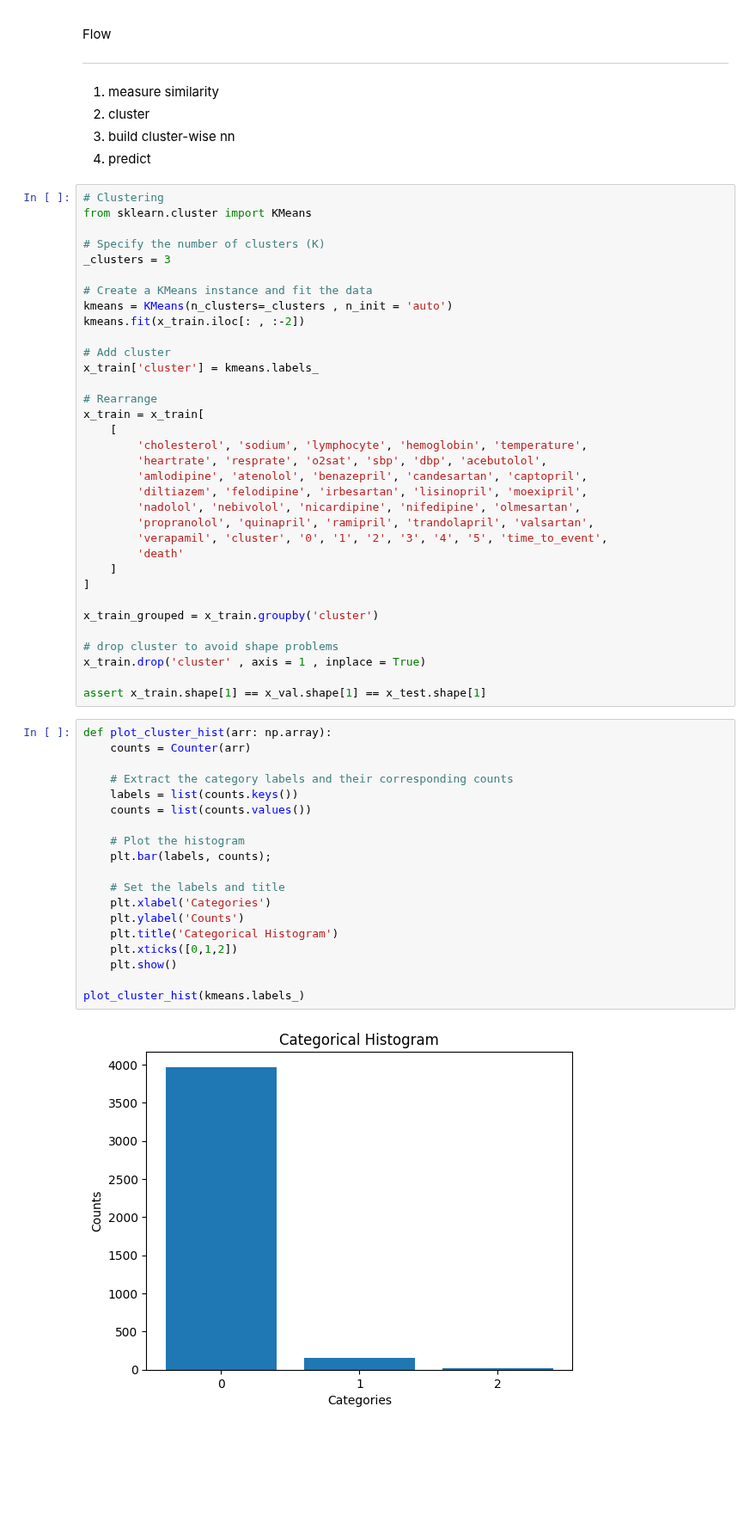
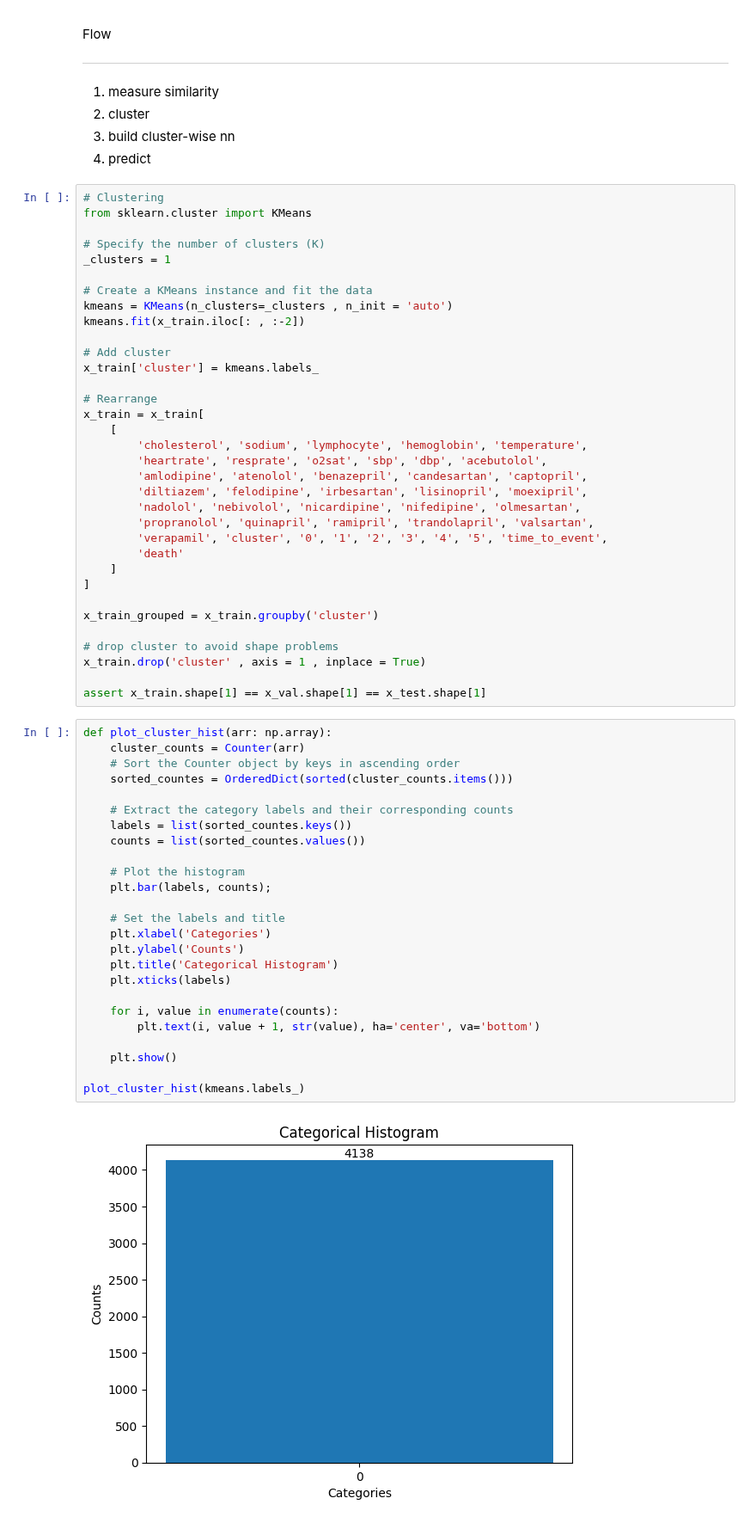
Before and after one commit to sourasen1011/UoE_Research_Project_2023, a Jupyter notebook: 05_preprocessing_emr_data/05_fits.ipynb, the cells around one changed output. Shown at 86% size. Saved outputs shown, nothing was run; the diff lists cells and outputs as text; blank space fills up the shorter version.

```diff
--- a/05_preprocessing_emr_data/05_fits.ipynb
+++ b/05_preprocessing_emr_data/05_fits.ipynb
@@ -569,7 +569,7 @@ _____
 from sklearn.cluster import KMeans
 
 # Specify the number of clusters (K)
-_clusters = 3
+_clusters = 1
 
 # Create a KMeans instance and fit the data
 kmeans = KMeans(n_clusters=_clusters , n_init = 'auto')
@@ -600,25 +600,31 @@ x_train.drop('cluster' , axis = 1 , inplace = True)
 assert x_train.shape[1] == x_val.shape[1] == x_test.shape[1]
 # %%
 def plot_cluster_hist(arr: np.array):
-    counts = Counter(arr)
+    cluster_counts = Counter(arr)
+    # Sort the Counter object by keys in ascending order
+    sorted_countes = OrderedDict(sorted(cluster_counts.items()))
 
     # Extract the category labels and their corresponding counts
-    labels = list(counts.keys())
-    counts = list(counts.values())
+    labels = list(sorted_countes.keys())
+    counts = list(sorted_countes.values())
 
     # Plot the histogram
     plt.bar(labels, counts);
 
     # Set the labels and title
     plt.xlabel('Categories')
     plt.ylabel('Counts')
     plt.title('Categorical Histogram')
-    plt.xticks([0,1,2])
+    plt.xticks(labels)
+
+    for i, value in enumerate(counts):
+        plt.text(i, value + 1, str(value), ha='center', va='bottom')
+
     plt.show()
 
 plot_cluster_hist(kmeans.labels_)
 # %% [output]
-[figure, old version]
+[figure, new version]
 # %%
 class generic_Loss(torch.nn.Module):
     '''
```
Also changed, not shown: parts of 14 cells of this notebook.
